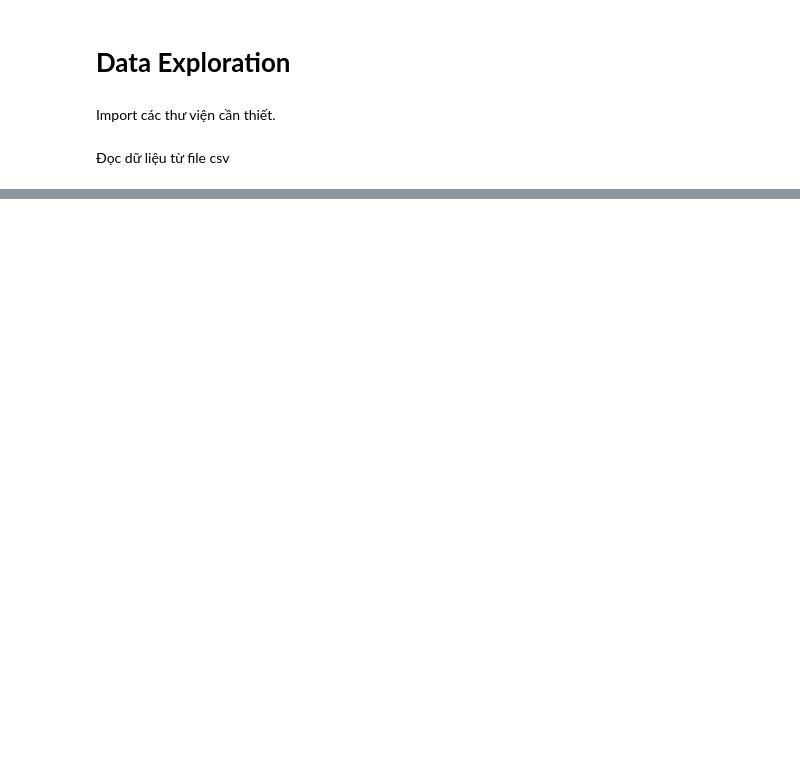
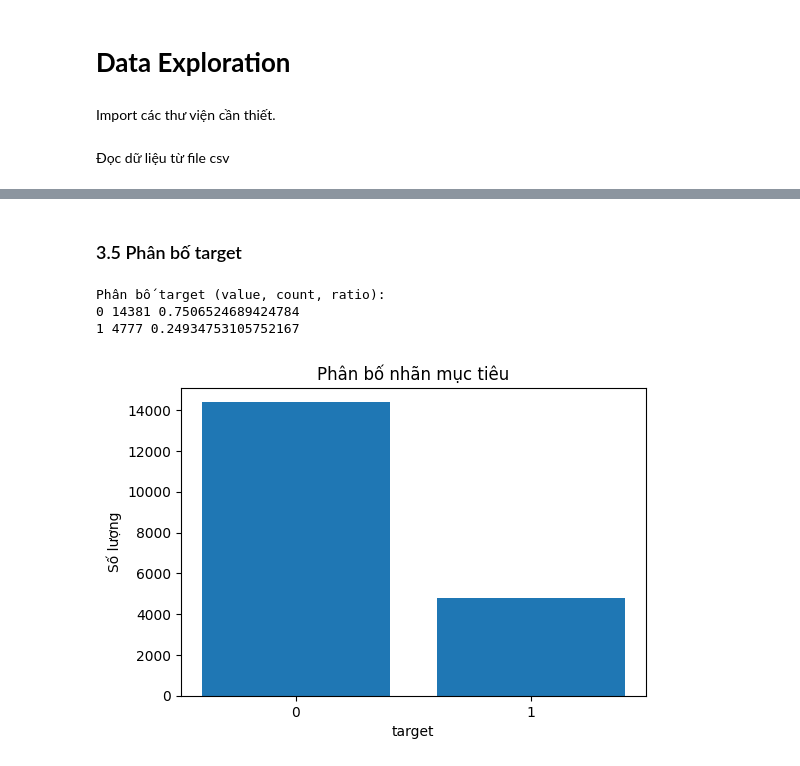
Before and after one commit to CrisNam77/jobchange-datascientists-analysis, a Jupyter notebook: notebooks/01_data_exploration.ipynb, the cells around one changed output, grey strips where cells are left out. Drawn from its saved outputs; the diff is of its cells as text; code cells hidden in the pictures; blank space fills up the shorter version.

```diff
--- a/notebooks/01_data_exploration.ipynb
+++ b/notebooks/01_data_exploration.ipynb
@@ -79,0 +16,3 @@ memory usage: 2.0+ MB
+# %%
+train_path = ("../data/raw/aug_train.csv")
+col_names, data_aug = load_csv_numpy(train_path)
@@ -79,0 +146,23 @@ memory usage: 2.0+ MB
+# %% [markdown]
+### 3.5 Phân bố target
+# %%
+col_names_list = col_names.tolist()
+target_col = data_aug[:, col_names_list.index("target")].astype(float).astype(int)
+
+vals, counts = np.unique(target_col, return_counts=True)
+print("Phân bố target (value, count, ratio):")
+for v, c in zip(vals, counts):
+    print(v, c, c/len(target_col))
+
+plt.figure(figsize=(6, 4))
+plt.bar(vals, counts)
+plt.xticks(vals)
+plt.xlabel("target")
+plt.ylabel("Số lượng")
+plt.title("Phân bố nhãn mục tiêu")
+plt.show()
+# %% [output]
+Phân bố target (value, count, ratio):
+0 14381 0.7506524689424784
+1 4777 0.24934753105752167
+[figure, added]
```
Also changed, not shown: parts of 38 cells of this notebook, 9 other files.
